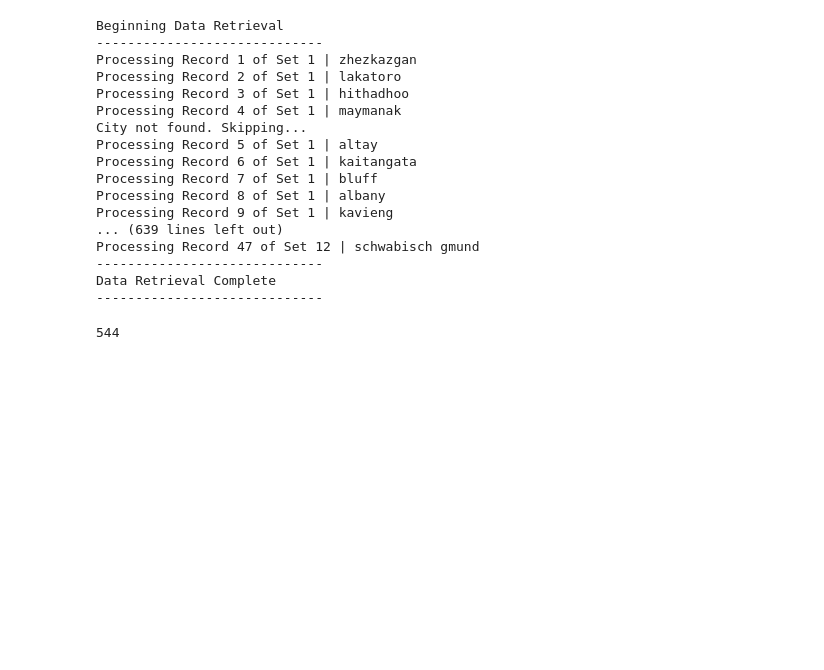
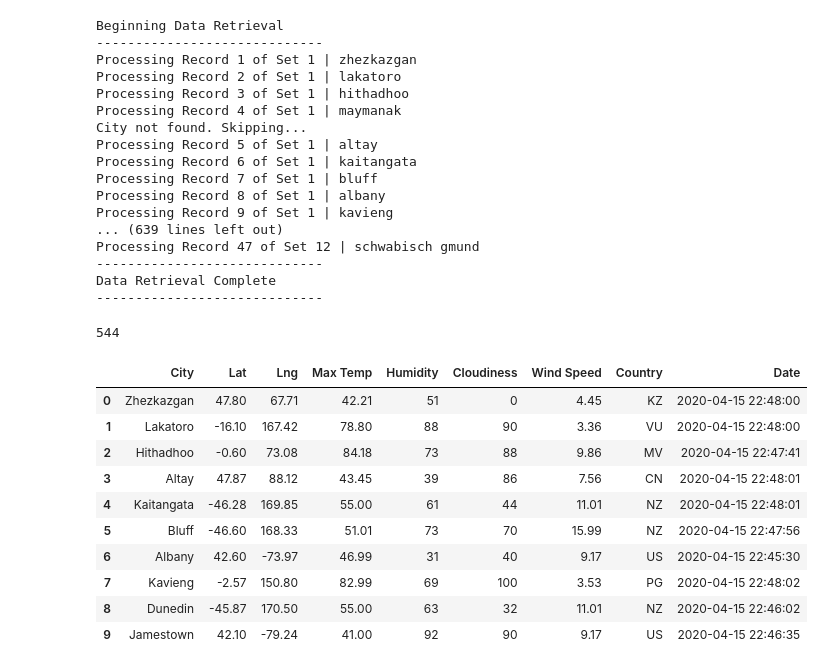
Before and after one commit to loc-nt/World_Weather_Analysis, a Jupyter notebook: WeatherPy.ipynb, the cells around one changed output. Saved outputs shown, nothing was run; the diff lists cells and outputs as text; code cells hidden in the pictures; blank space fills up the shorter version.

```diff
--- a/WeatherPy.ipynb
+++ b/WeatherPy.ipynb
@@ -202,3 +202,19 @@ Data Retrieval Complete
 len(city_data )
 # %% [output]
 544
+# %%
+# Convert the array of dictionaries to a Pandas DataFrame.
+city_data_df = pd.DataFrame(city_data)
+city_data_df.head(10)
+# %% [output]
+|  | City | Lat | Lng | Max Temp | Humidity | Cloudiness | Wind Speed | Country | Date |
+| 0 | Zhezkazgan | 47.80 | 67.71 | 42.21 | 51 | 0 | 4.45 | KZ | 2020-04-15 22:48:00 |
+| 1 | Lakatoro | -16.10 | 167.42 | 78.80 | 88 | 90 | 3.36 | VU | 2020-04-15 22:48:00 |
+| 2 | Hithadhoo | -0.60 | 73.08 | 84.18 | 73 | 88 | 9.86 | MV | 2020-04-15 22:47:41 |
+| 3 | Altay | 47.87 | 88.12 | 43.45 | 39 | 86 | 7.56 | CN | 2020-04-15 22:48:01 |
+| 4 | Kaitangata | -46.28 | 169.85 | 55.00 | 61 | 44 | 11.01 | NZ | 2020-04-15 22:48:01 |
+| 5 | Bluff | -46.60 | 168.33 | 51.01 | 73 | 70 | 15.99 | NZ | 2020-04-15 22:47:56 |
+| 6 | Albany | 42.60 | -73.97 | 46.99 | 31 | 40 | 9.17 | US | 2020-04-15 22:45:30 |
+| 7 | Kavieng | -2.57 | 150.80 | 82.99 | 69 | 100 | 3.53 | PG | 2020-04-15 22:48:02 |
+| 8 | Dunedin | -45.87 | 170.50 | 55.00 | 63 | 32 | 11.01 | NZ | 2020-04-15 22:46:02 |
+| 9 | Jamestown | 42.10 | -79.24 | 41.00 | 92 | 90 | 9.17 | US | 2020-04-15 22:46:35 |
```
Also changed, not shown: parts of 1 cell of this notebook.
